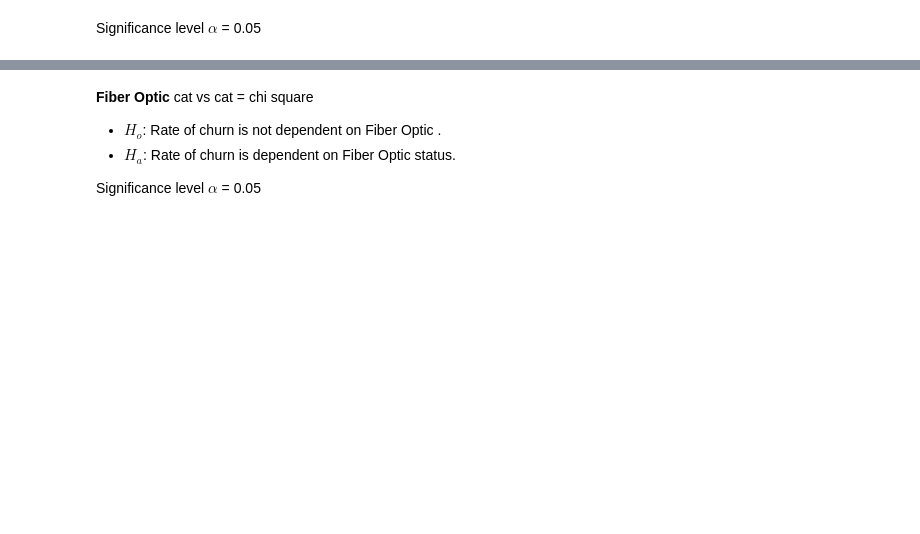
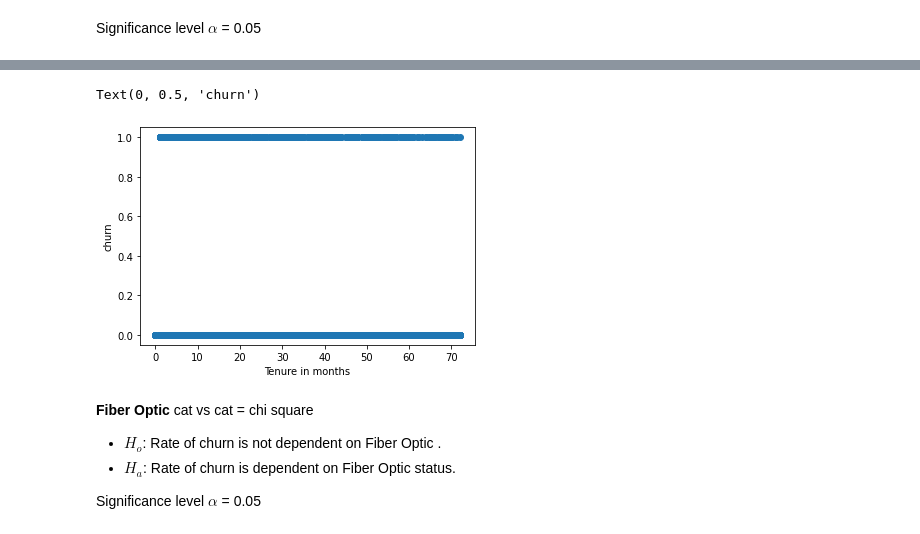
Before and after one commit to cindyvillanuevads/telco_classification_project, a Jupyter notebook: initial_nb_project.ipynb, the cells around one changed output, grey strips where cells are left out. Drawn from its saved outputs; the diff is of its cells as text; code cells hidden in the pictures; blank space fills up the shorter version.

```diff
--- a/initial_nb_project.ipynb
+++ b/initial_nb_project.ipynb
@@ -1115,10 +808,13 @@ else:
 # %%
 
-x = train['tenure']
+x = train['tenure_months']
 y = train['churn']
 plt.scatter(x,y)
-plt.xlabel('Tenure')
+plt.xlabel('Tenure in months')
 plt.ylabel('churn')
+# %% [output]
+Text(0, 0.5, 'churn')
+[figure, added]
 # %% [markdown]
 **Fiber Optic** cat vs cat  = chi square
 
```
Also changed, not shown: parts of 103 cells of this notebook.
